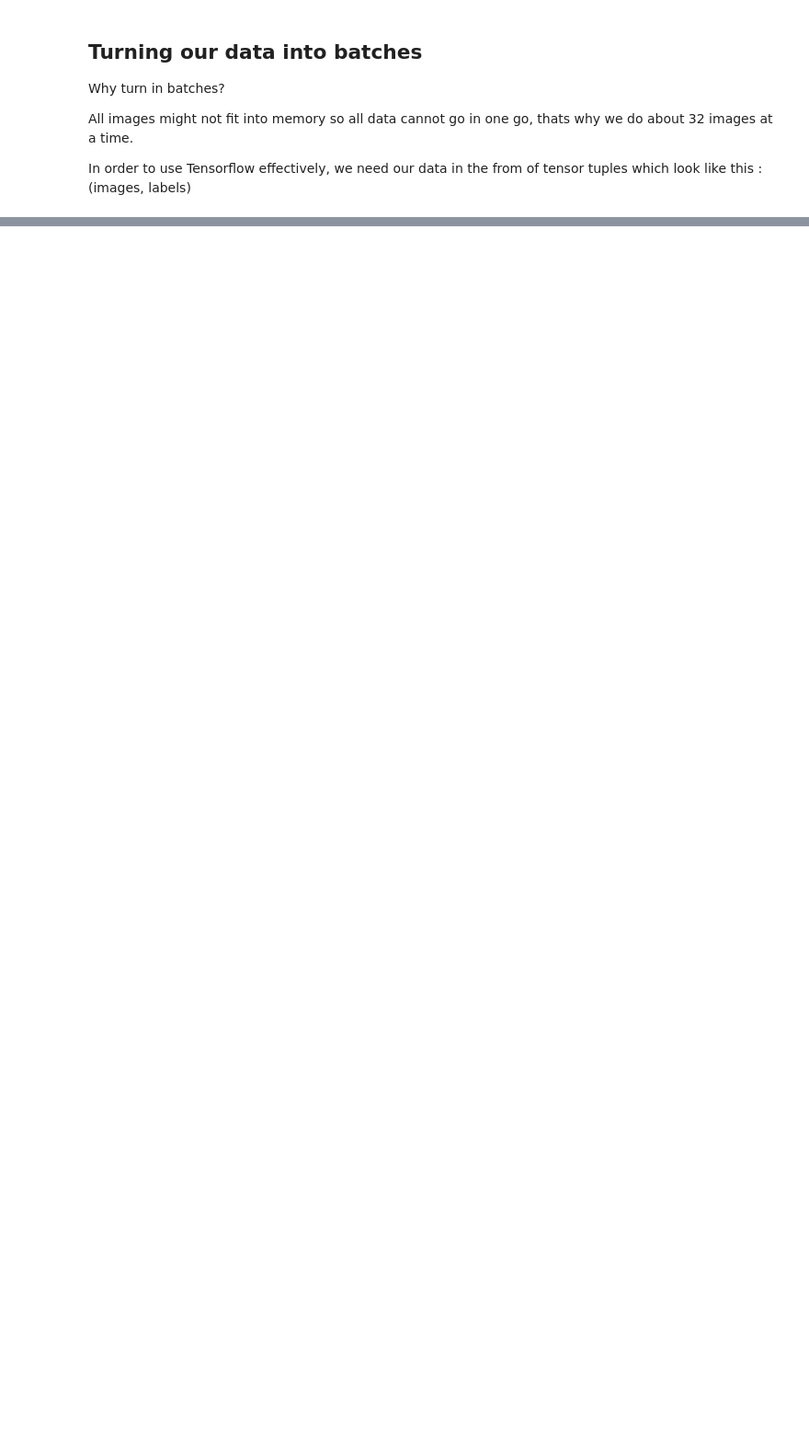
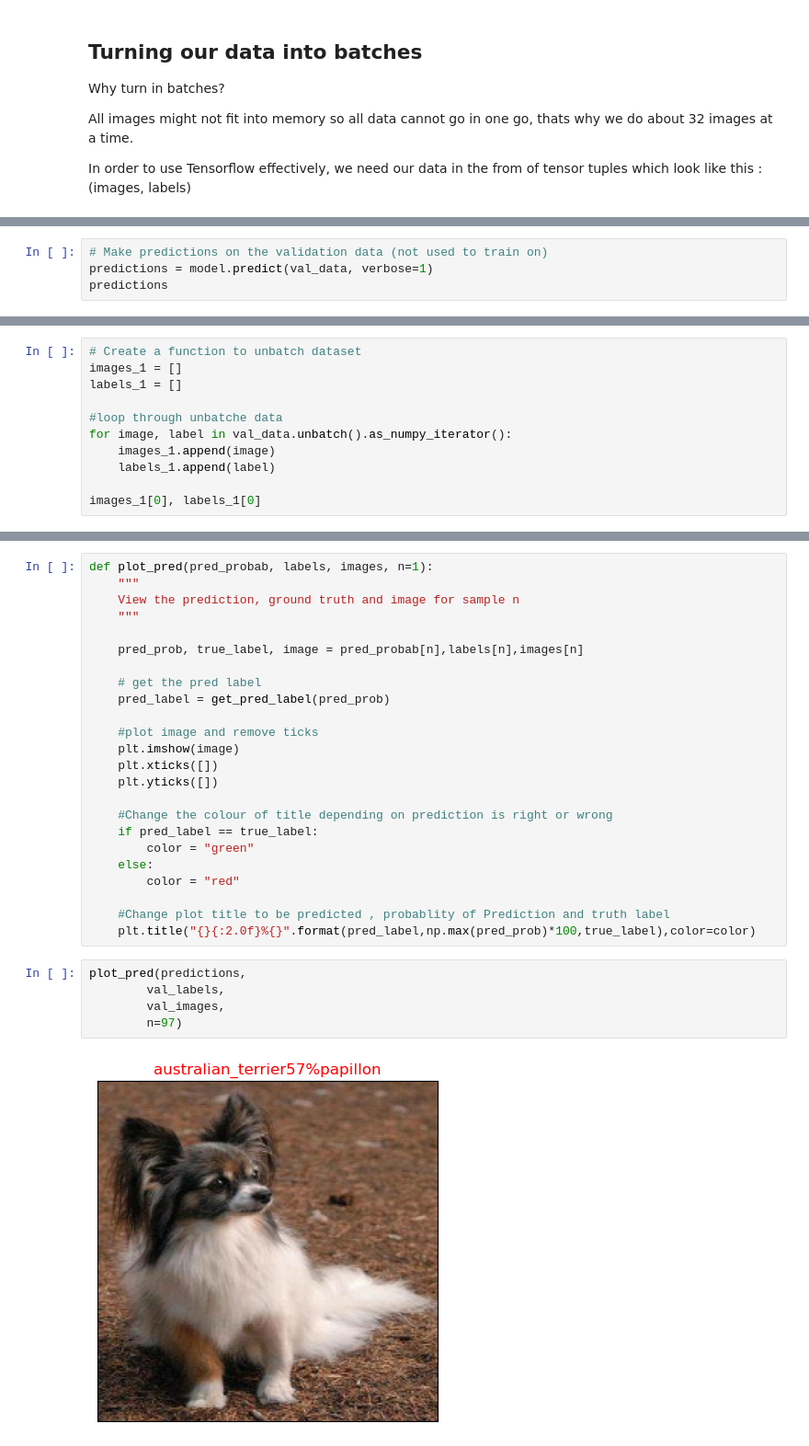
Before and after one commit to tejasharal33/Udemy, a Jupyter notebook: Codes_Practice/Deep_Learning/Deep_Learning_All.ipynb, the cells around one changed output, grey strips where cells are left out. Shown at 92% size. Cells and saved outputs as stored; diff of their text form; blank space fills up the shorter version.

```diff
--- a/Codes_Practice/Deep_Learning/Deep_Learning_All.ipynb
+++ b/Codes_Practice/Deep_Learning/Deep_Learning_All.ipynb
@@ -354,0 +596,4 @@ Executing op _EagerConst in device /job:localhost/replica:0/task:0/device:GPU:0
+# %%
+# Make predictions on the validation data (not used to train on)
+predictions = model.predict(val_data, verbose=1)
+predictions
@@ -354,0 +685,11 @@ Executing op _EagerConst in device /job:localhost/replica:0/task:0/device:GPU:0
+# %%
+# Create a function to unbatch dataset
+images_1 = []
+labels_1 = []
+
+#loop through unbatche data
+for image, label in val_data.unbatch().as_numpy_iterator():
+    images_1.append(image)
+    labels_1.append(label)
+
+images_1[0], labels_1[0]
@@ -354,0 +760,31 @@ Executing op _EagerConst in device /job:localhost/replica:0/task:0/device:GPU:0
+# %%
+def plot_pred(pred_probab, labels, images, n=1):
+    """
+    View the prediction, ground truth and image for sample n
+    """
+
+    pred_prob, true_label, image = pred_probab[n],labels[n],images[n]
+
+    # get the pred label
+    pred_label = get_pred_label(pred_prob)
+
+    #plot image and remove ticks
+    plt.imshow(image)
+    plt.xticks([])
+    plt.yticks([])
+
+    #Change the colour of title depending on prediction is right or wrong
+    if pred_label == true_label:
+        color = "green"
+    else:
+        color = "red"
+
+    #Change plot title to be predicted , probablity of Prediction and truth label
+    plt.title("{}{:2.0f}%{}".format(pred_label,np.max(pred_prob)*100,true_label),color=color)
+# %%
+plot_pred(predictions,
+        val_labels,
+        val_images,
+        n=97)
+# %% [output]
+[figure, added]
```
Also changed, not shown: parts of 47 cells of this notebook.
